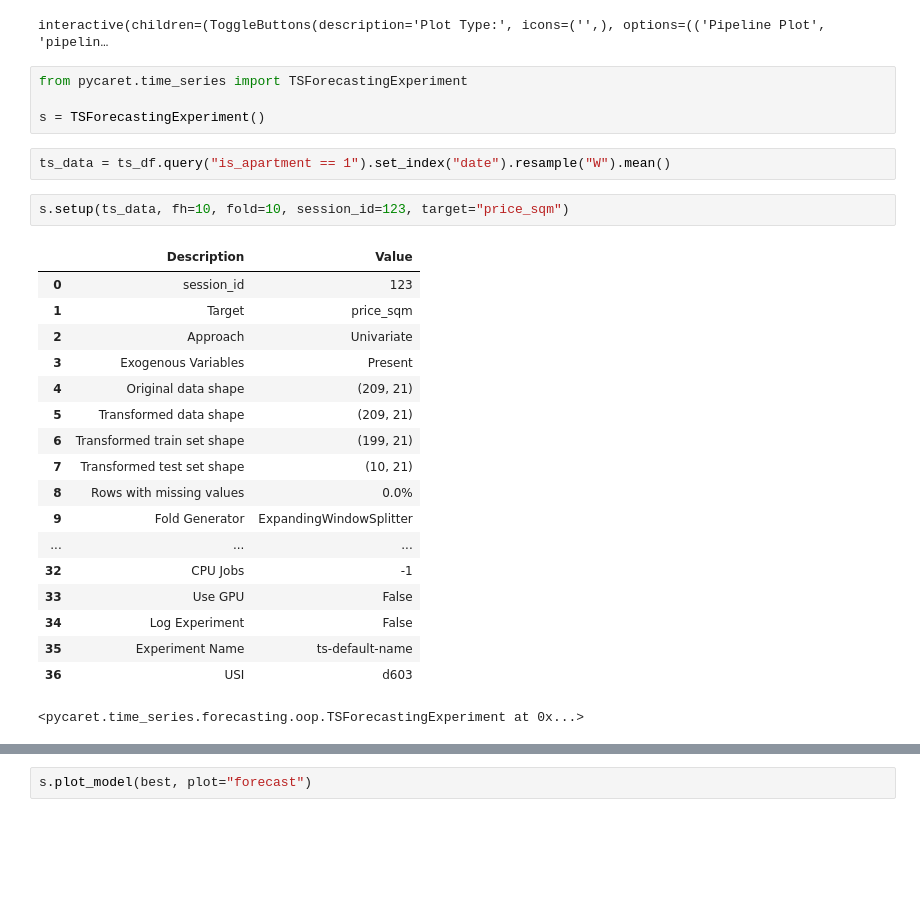
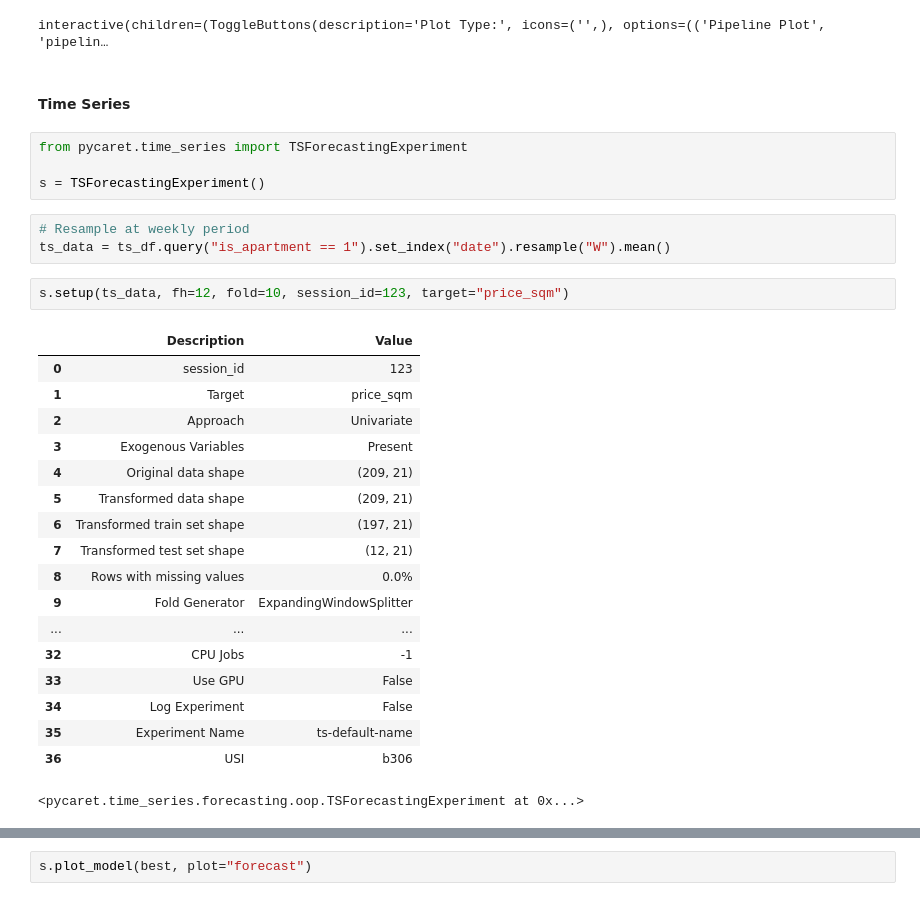
Before and after one commit to andreicap/housing-ml, a Jupyter notebook: price_forecast.ipynb, the cells around one changed output, grey strips where cells are left out. Saved outputs shown, nothing was run; the diff lists cells and outputs as text; blank space fills up the shorter version.

```diff
--- a/price_forecast.ipynb
+++ b/price_forecast.ipynb
@@ -425,24 +395,27 @@ best = s.compare_models(
 s.evaluate_model(best)
 # %% [output]
 interactive(children=(ToggleButtons(description='Plot Type:', icons=('',), options=(('Pipeline Plot', 'pipelin…
+# %% [markdown]
+#### Time Series
 # %%
 from pycaret.time_series import TSForecastingExperiment
 
 s = TSForecastingExperiment()
 # %%
+# Resample at weekly period
 ts_data = ts_df.query("is_apartment == 1").set_index("date").resample("W").mean()
 # %%
-s.setup(ts_data, fh=10, fold=10, session_id=123, target="price_sqm")
+s.setup(ts_data, fh=12, fold=10, session_id=123, target="price_sqm")
 # %% [output]
 |  | Description | Value |
 | 0 | session_id | 123 |
 | 1 | Target | price_sqm |
 | 2 | Approach | Univariate |
 | 3 | Exogenous Variables | Present |
 | 4 | Original data shape | (209, 21) |
 | 5 | Transformed data shape | (209, 21) |
-| 6 | Transformed train set shape | (199, 21) |
-| 7 | Transformed test set shape | (10, 21) |
+| 6 | Transformed train set shape | (197, 21) |
+| 7 | Transformed test set shape | (12, 21) |
 | 8 | Rows with missing values | 0.0% |
 | 9 | Fold Generator | ExpandingWindowSplitter |
 | ... | ... | ... |
@@ -450,5 +423,5 @@ s.setup(ts_data, fh=10, fold=10, session_id=123, target="price_sqm")
 | 33 | Use GPU | False |
 | 34 | Log Experiment | False |
 | 35 | Experiment Name | ts-default-name |
-| 36 | USI | d603 |
+| 36 | USI | b306 |
 <pycaret.time_series.forecasting.oop.TSForecastingExperiment at 0x...>
```
Also changed, not shown: parts of 17 cells of this notebook, 2 other files.
